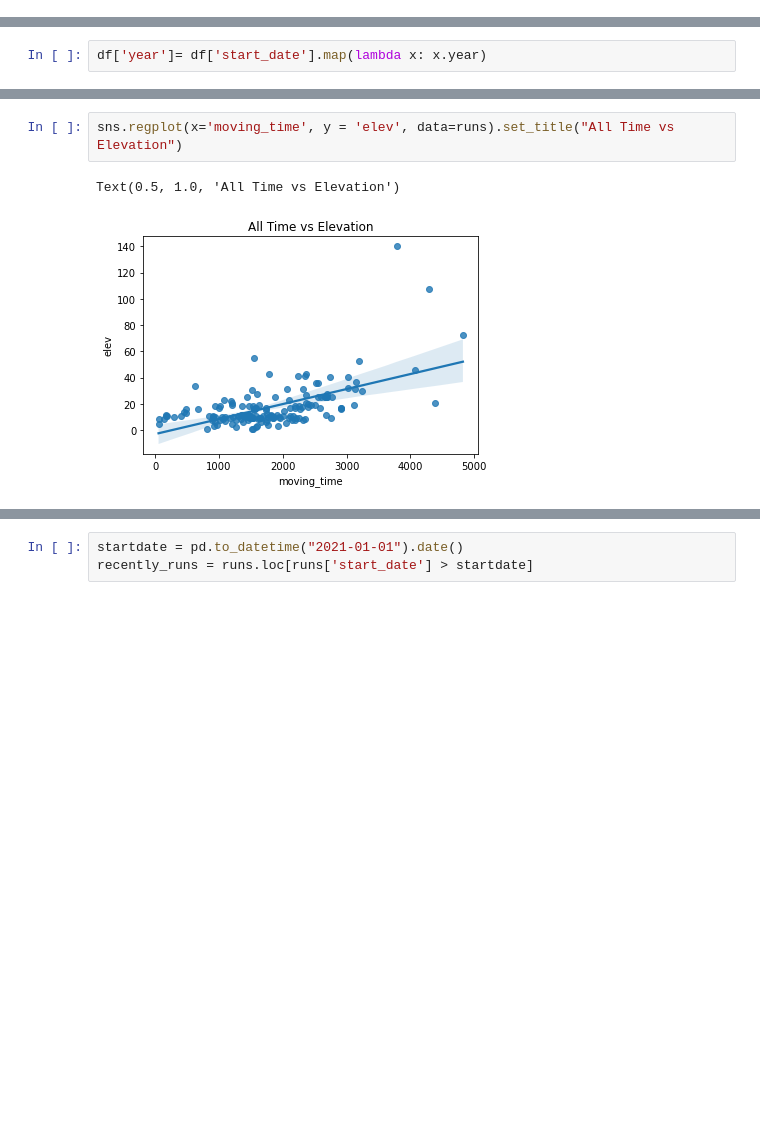
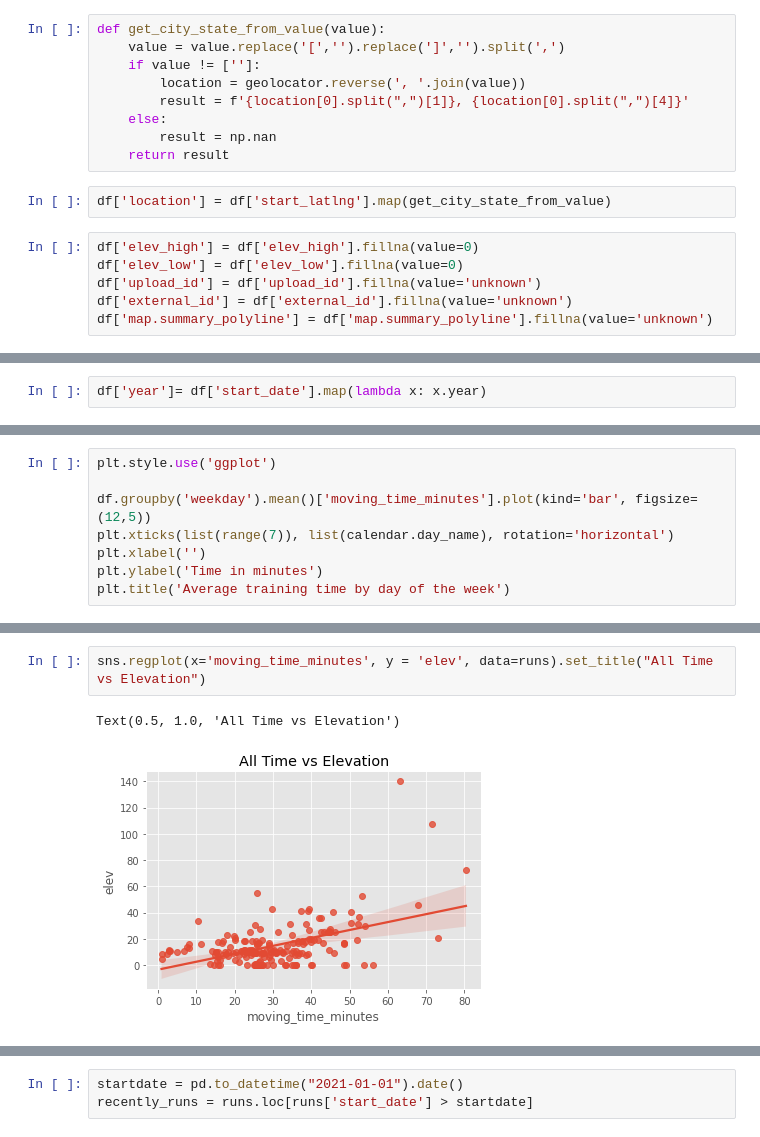
Before and after one commit to Lucs1590/strava-analysis, a Jupyter notebook: strava_analysis.ipynb, the cells around one changed output, grey strips where cells are left out. Cells and saved outputs as stored; diff of their text form; blank space fills up the shorter version.

Commit message:
feat: new graphs and analysis

```diff
--- a/strava_analysis.ipynb
+++ b/strava_analysis.ipynb
@@ -146,3 +162,20 @@ df = df.reset_index(drop=True)
+# %%
+def get_city_state_from_value(value):
+    value = value.replace('[','').replace(']','').split(',')
+    if value != ['']:
+        location = geolocator.reverse(', '.join(value))
+        result = f'{location[0].split(",")[1]}, {location[0].split(",")[4]}'
+    else:
+        result = np.nan
+    return result
+# %%
+df['location'] = df['start_latlng'].map(get_city_state_from_value)
+# %%
+df['elev_high'] = df['elev_high'].fillna(value=0)
+df['elev_low'] = df['elev_low'].fillna(value=0)
+df['upload_id'] = df['upload_id'].fillna(value='unknown')
+df['external_id'] = df['external_id'].fillna(value='unknown')
+df['map.summary_polyline'] = df['map.summary_polyline'].fillna(value='unknown')
 # %%
 df['moving_time_minutes'] = round(df['moving_time']/60, 2)
 df['distance_km'] = round(df['distance'] / 1000, 2)
@@ -188,0 +321,8 @@ fig
+# %%
+plt.style.use('ggplot')
+
+df.groupby('weekday').mean()['moving_time_minutes'].plot(kind='bar', figsize=(12,5))
+plt.xticks(list(range(7)), list(calendar.day_name), rotation='horizontal')
+plt.xlabel('')
+plt.ylabel('Time in minutes')
+plt.title('Average training time by day of the week')
@@ -213,5 +458,5 @@ plt.show()
 # %%
-sns.regplot(x='moving_time', y = 'elev', data=runs).set_title("All Time vs Elevation")
+sns.regplot(x='moving_time_minutes', y = 'elev', data=runs).set_title("All Time vs Elevation")
 # %% [output]
 Text(0.5, 1.0, 'All Time vs Elevation')
-[figure, old version]
+[figure, new version]
```
Also changed, not shown: parts of 67 cells of this notebook.
